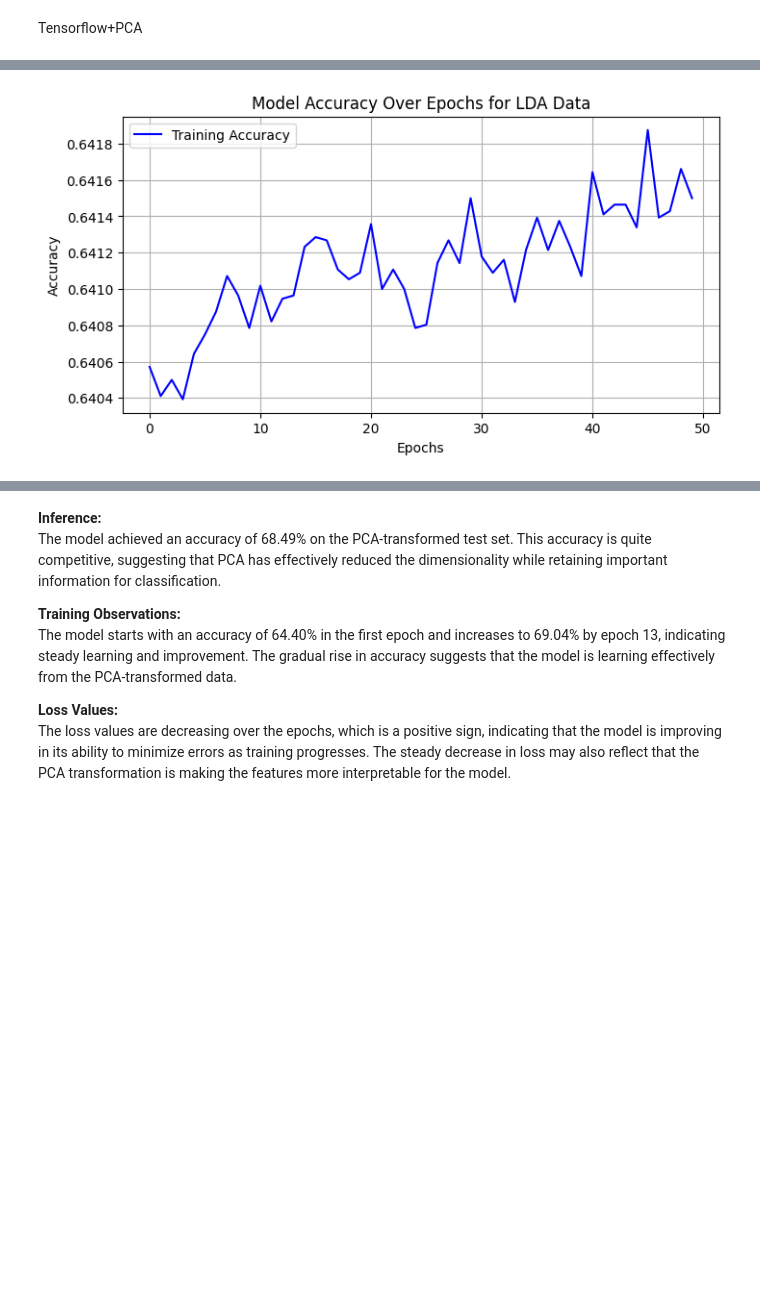
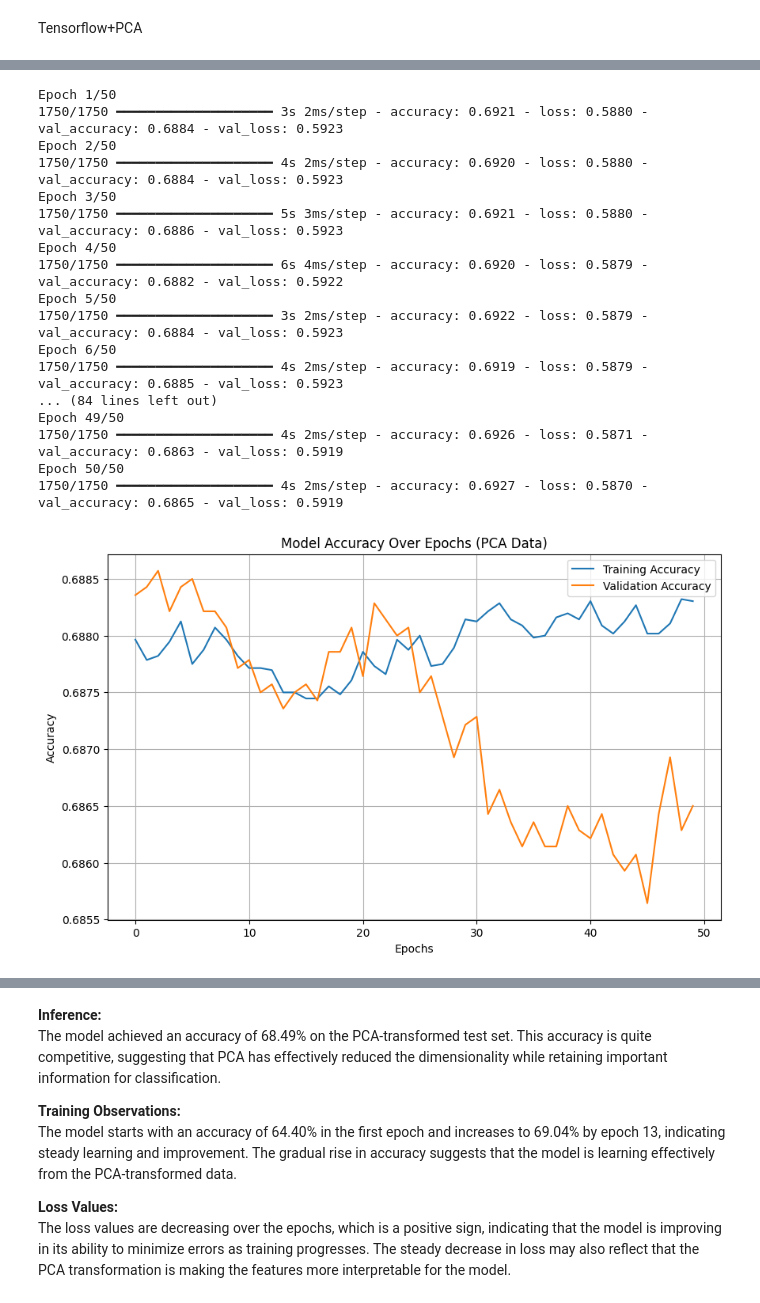
Before and after one commit to Dcode-7/CVD-Model, a Jupyter notebook: CVD_Model.ipynb, the cells around one changed output, grey strips where cells are left out. Cells and saved outputs as stored; diff of their text form; code cells hidden in the pictures; blank space fills up the shorter version.

```diff
--- a/CVD_Model.ipynb
+++ b/CVD_Model.ipynb
@@ -2248,7 +2287,14 @@ These are the graphs we obtained after trying various scaling and outlier remova
 # %% [markdown]
 Tensorflow+PCA
 # %%
+import numpy as np
+from sklearn.metrics import accuracy_score, f1_score, precision_score, recall_score
+from sklearn.model_selection import train_test_split
+from sklearn.preprocessing import StandardScaler
+from sklearn.decomposition import PCA
 import tensorflow as tf
+from tensorflow.keras.models import Sequential
+from tensorflow.keras.layers import Dense
 from tensorflow.keras.models import Sequential
 from tensorflow.keras.layers import Dense
 
@@ -2288,17 +2334,23 @@ def create_model(input_dim):
 model_pca = create_model(input_dim=X_train_scaled_pca.shape[1])
 model_pca.fit(X_train_scaled_pca, y_train, epochs=50, batch_size=32, verbose=1)
 
-history_pca = model_pca.fit(X_train_scaled_pca, y_train, epochs=50, batch_size=32, verbose=0)
-
-
 # Evaluate the model on the test set
 loss, accuracy = model_pca.evaluate(X_test_scaled_pca, y_test, verbose=0)
 print(f"TensorFlow Model Accuracy on PCA-transformed Test Set: {accuracy:.4f}")
 
 # Making predictions
 y_pred_pca = (model_pca.predict(X_test_scaled_pca) > 0.5).astype("int32")
+
+# Calculate additional metrics
 accuracy_pca = accuracy_score(y_test, y_pred_pca)
+f1 = f1_score(y_test, y_pred_pca)
+precision = precision_score(y_test, y_pred_pca)
+recall = recall_score(y_test, y_pred_pca)
+
 print(f"Accuracy from Predictions on PCA Data: {accuracy_pca:.4f}")
+print(f"F1 Score: {f1:.4f}")
+print(f"Precision: {precision:.4f}")
+print(f"Recall: {recall:.4f}")
 # %% [output]
 Do not pass an `input_shape`/`input_dim` argument to a layer. When using Sequential models, prefer using an `Input(shape)` object as the first layer in the model instead.
 Epoch 1/50
@@ -2321,11 +2373,46 @@ Accuracy from Predictions on PCA Data: 0.6419
-# %%
-plt.figure(figsize=(8, 4))
-plt.plot(history_pca.history['accuracy'], label='Training Accuracy', color='blue')
-plt.title('Model Accuracy Over Epochs for LDA Data')
-plt.xlabel('Epochs')
-plt.ylabel('Accuracy')
-plt.legend()
-plt.grid()
-plt.show()
-# %% [output]
-[figure, removed]
+# %%
+import matplotlib.pyplot as plt
+
+# Train the model and capture the history
+history_pca = model_pca.fit(X_train_scaled_pca, y_train, epochs=50, batch_size=32, verbose=1, validation_data=(X_test_scaled_pca, y_test))
+
+# Plot the training and validation accuracy over epochs
+plt.figure(figsize=(10, 6))
+plt.plot(history_pca.history['accuracy'], label='Training Accuracy')
+plt.plot(history_pca.history['val_accuracy'], label='Validation Accuracy')
+plt.title('Model Accuracy Over Epochs (PCA Data)')
+plt.xlabel('Epochs')
+plt.ylabel('Accuracy')
+plt.legend()
+plt.grid(True)
+plt.show()
+
+# Plot the training and validation loss over epochs
+plt.figure(figsize=(10, 6))
+plt.plot(history_pca.history['loss'], label='Training Loss')
+plt.plot(history_pca.history['val_loss'], label='Validation Loss')
+plt.title('Model Loss Over Epochs (PCA Data)')
+plt.xlabel('Epochs')
+plt.ylabel('Loss')
+plt.legend()
+plt.grid(True)
+plt.show()
+# %% [output]
+Epoch 1/50
+1750/1750 ━━━━━━━━━━━━━━━━━━━━ 3s 2ms/step - accuracy: 0.6921 - loss: 0.5880 - val_accuracy: 0.6884 - val_loss: 0.5923
+Epoch 2/50
+1750/1750 ━━━━━━━━━━━━━━━━━━━━ 4s 2ms/step - accuracy: 0.6920 - loss: 0.5880 - val_accuracy: 0.6884 - val_loss: 0.5923
+Epoch 3/50
+1750/1750 ━━━━━━━━━━━━━━━━━━━━ 5s 3ms/step - accuracy: 0.6921 - loss: 0.5880 - val_accuracy: 0.6886 - val_loss: 0.5923
+Epoch 4/50
+1750/1750 ━━━━━━━━━━━━━━━━━━━━ 6s 4ms/step - accuracy: 0.6920 - loss: 0.5879 - val_accuracy: 0.6882 - val_loss: 0.5922
+Epoch 5/50
+1750/1750 ━━━━━━━━━━━━━━━━━━━━ 3s 2ms/step - accuracy: 0.6922 - loss: 0.5879 - val_accuracy: 0.6884 - val_loss: 0.5923
+Epoch 6/50
+1750/1750 ━━━━━━━━━━━━━━━━━━━━ 4s 2ms/step - accuracy: 0.6919 - loss: 0.5879 - val_accuracy: 0.6885 - val_loss: 0.5923
+... (84 lines left out)
+Epoch 49/50
+1750/1750 ━━━━━━━━━━━━━━━━━━━━ 4s 2ms/step - accuracy: 0.6926 - loss: 0.5871 - val_accuracy: 0.6863 - val_loss: 0.5919
+Epoch 50/50
+1750/1750 ━━━━━━━━━━━━━━━━━━━━ 4s 2ms/step - accuracy: 0.6927 - loss: 0.5870 - val_accuracy: 0.6865 - val_loss: 0.5919
+[figure, added]
```
Also changed, not shown: parts of 19 cells of this notebook.
